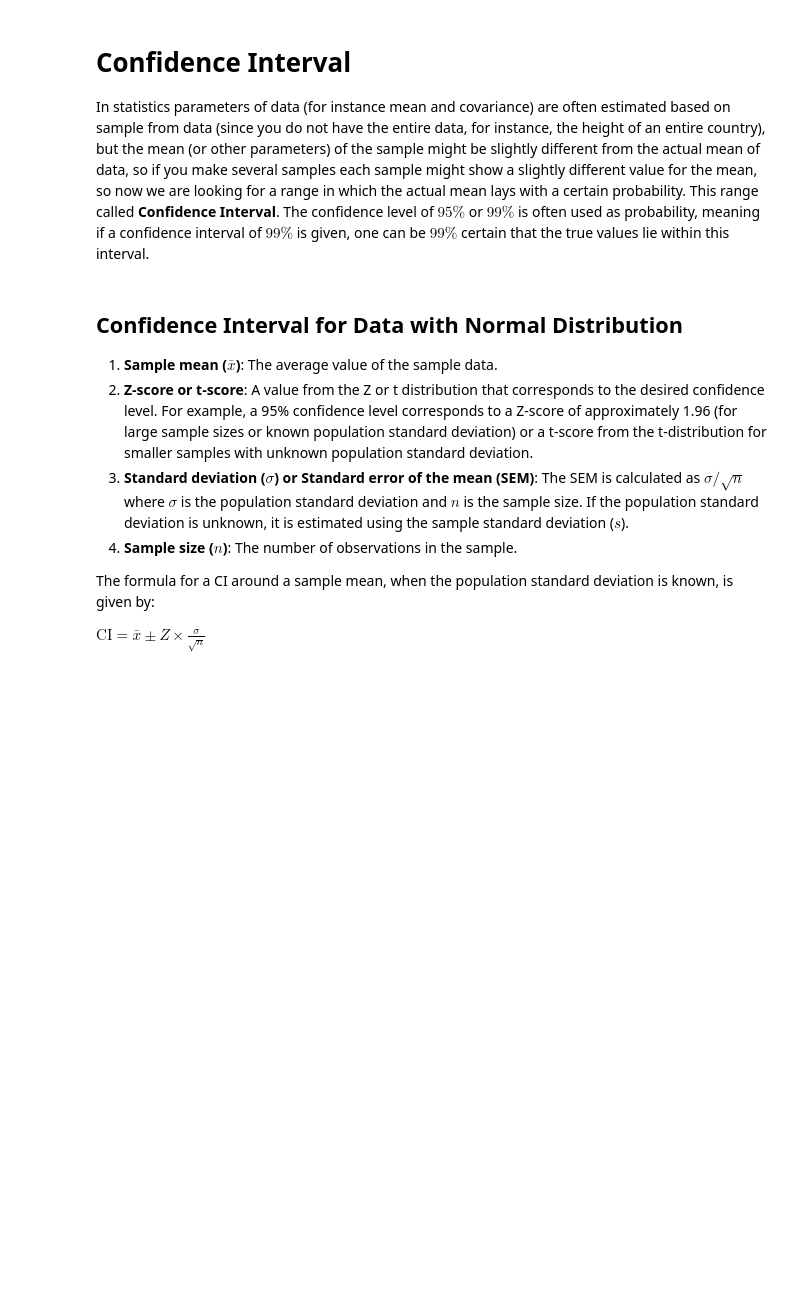
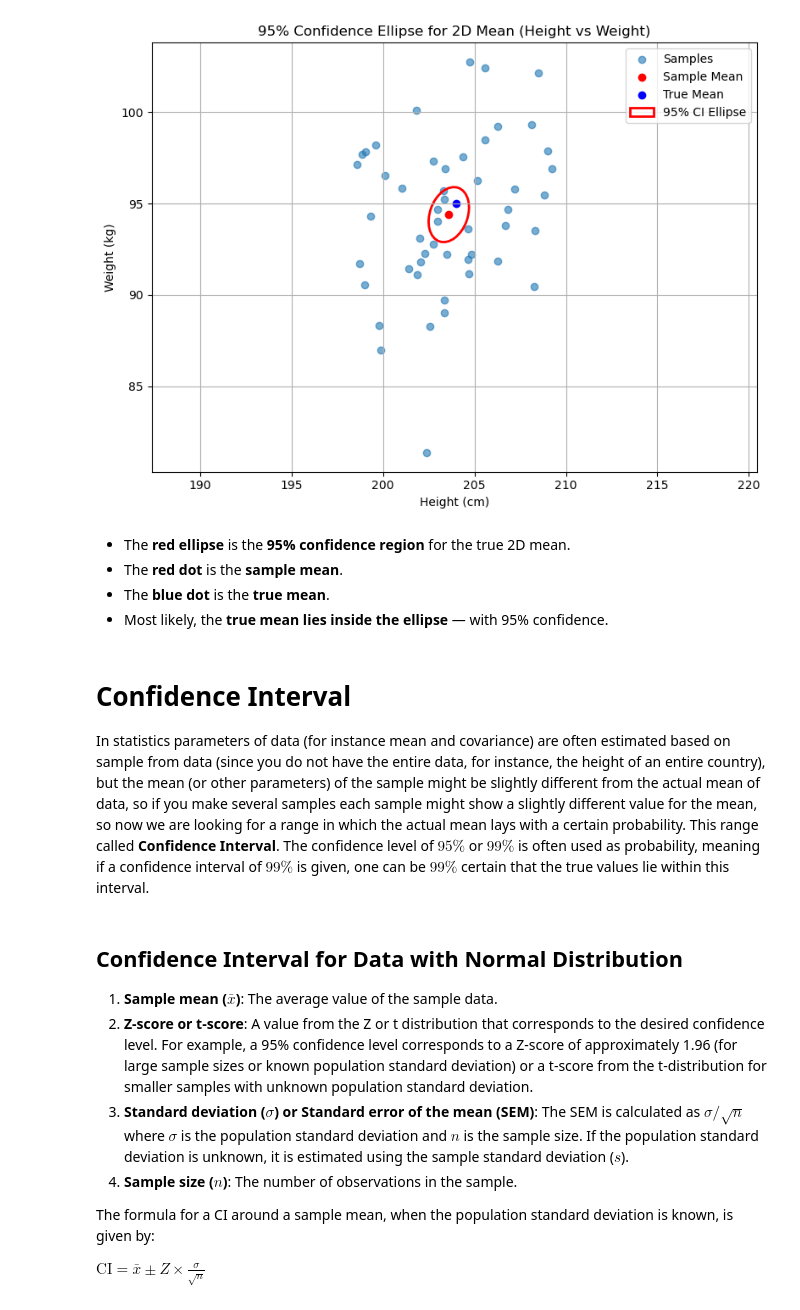
Before and after one commit to behnamasadi/PythonTutorial, a Jupyter notebook: machine_learning/confidence_interval/index.ipynb, the cells around one changed output. Cells and saved outputs as stored; diff of their text form; code cells hidden in the pictures; blank space fills up the shorter version.

```diff
--- a/machine_learning/confidence_interval/index.ipynb
+++ b/machine_learning/confidence_interval/index.ipynb
@@ -1,3 +185,60 @@
+# %%
+import numpy as np
+import matplotlib.pyplot as plt
+from scipy.stats import f
+from matplotlib.patches import Ellipse
+
+# Simulate 2D data: height (cm), weight (kg)
+np.random.seed(42)
+mean_true = np.array([204, 95])  # true population mean
+cov_true = np.array([[10, 5], [5, 25]])  # some realistic correlation
+data = np.random.multivariate_normal(mean_true, cov_true, size=50)
+
+# Sample mean and covariance
+n, d = data.shape
+mean_sample = np.mean(data, axis=0)
+cov_sample = np.cov(data, rowvar=False)
+
+# Confidence level and critical value
+alpha = 0.05  # for 95% confidence
+f_critical = f.ppf(1 - alpha, d, n - d)
+scale = d * (n - 1) / (n - d) * f_critical
+
+# Eigen-decomposition for ellipse
+eigvals, eigvecs = np.linalg.eigh(cov_sample)
+order = eigvals.argsort()[::-1]
+eigvals = eigvals[order]
+eigvecs = eigvecs[:, order]
+
+# Get width and height of ellipse (scaled by sqrt of eigenvalues)
+width, height = 2 * np.sqrt(eigvals * scale / n)
+angle = np.degrees(np.arctan2(*eigvecs[:, 0][::-1]))
+
+# Plot data points and confidence ellipse
+plt.figure(figsize=(8, 6))
+plt.scatter(data[:, 0], data[:, 1], alpha=0.6, label="Samples")
+plt.scatter(*mean_sample, color='red', label='Sample Mean')
+plt.scatter(*mean_true, color='blue', label='True Mean')
+
+ellipse = Ellipse(xy=mean_sample, width=width, height=height,
+                  angle=angle, edgecolor='red', fc='None', lw=2, label='95% CI Ellipse')
+plt.gca().add_patch(ellipse)
+
+plt.xlabel('Height (cm)')
+plt.ylabel('Weight (kg)')
+plt.title('95% Confidence Ellipse for 2D Mean (Height vs Weight)')
+plt.grid(True)
+plt.legend()
+plt.axis('equal')
+plt.tight_layout()
+plt.show()
+# %% [output]
+[figure, added]
+# %% [markdown]
+* The **red ellipse** is the **95% confidence region** for the true 2D mean.
+* The **red dot** is the **sample mean**.
+* The **blue dot** is the **true mean**.
+* Most likely, the **true mean lies inside the ellipse** — with 95% confidence.
 # %% [markdown]
 # Confidence Interval
 
```
Also changed, not shown: parts of 2 cells of this notebook, 9 other files.
